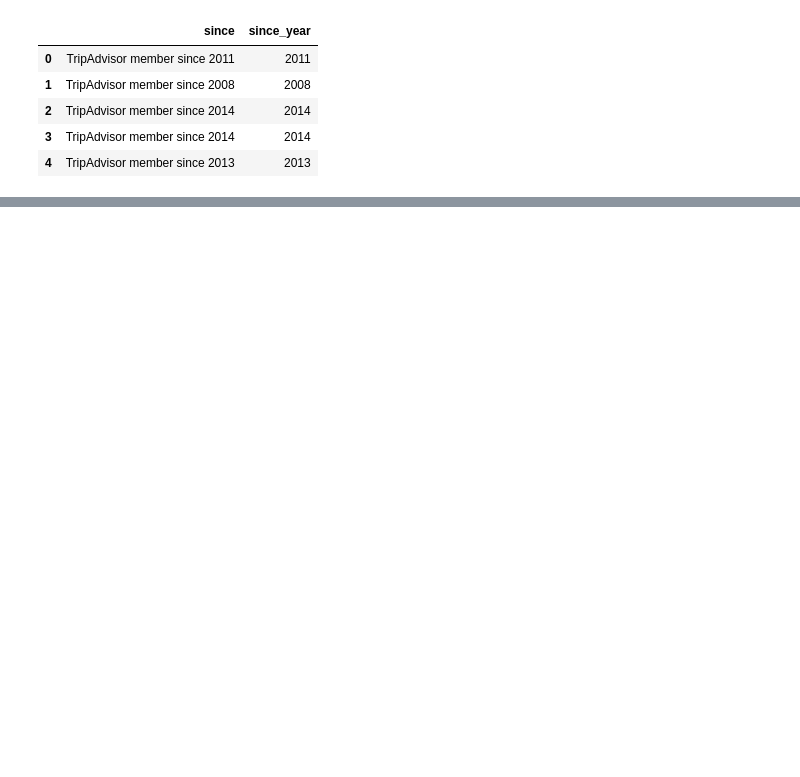
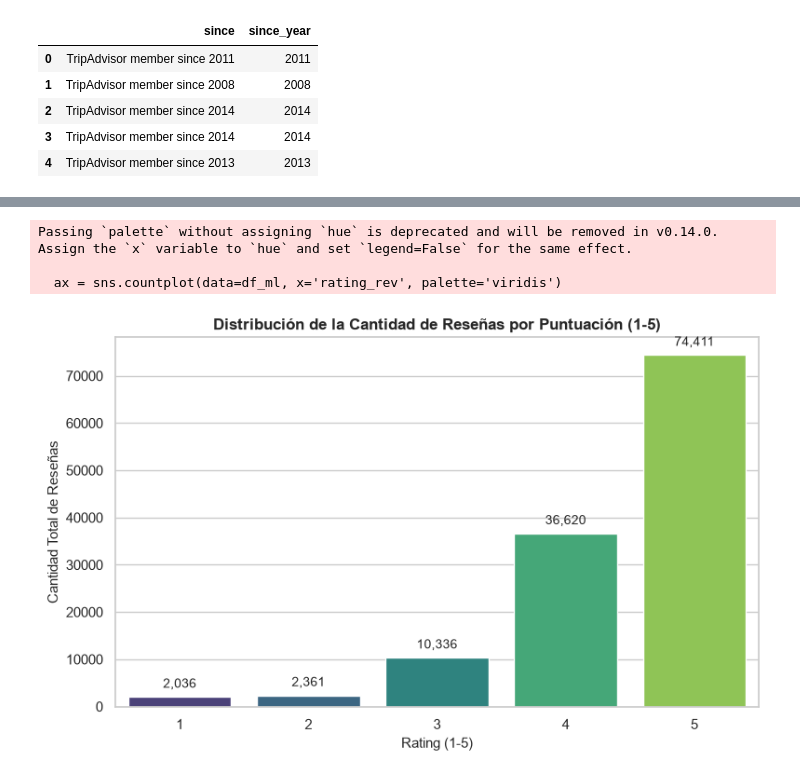
Before and after one commit to LosPValor/AyudanteDeViaje, a Jupyter notebook: CDT_octubre26b.ipynb, the cells around one changed output, grey strips where cells are left out. Saved outputs shown, nothing was run; the diff lists cells and outputs as text; code cells hidden in the pictures; blank space fills up the shorter version.

```diff
--- a/CDT_octubre26b.ipynb
+++ b/CDT_octubre26b.ipynb
@@ -246,0 +246,10 @@ variable_target = 'rating_rev'
+# %%
+# Unir df_reviews (base) con df_att (datos a añadir) usando 'id_atr'
+df_merged = pd.merge(df_reviews, df_att, on='id_atr', how='left')
+
+# Comprobar el tamaño del nuevo DataFrame combinado y sus columnas
+print(f"Dimensiones del dataset final: {df_merged.shape}")
+print("Columnas disponibles:", df_merged.columns.tolist())
+
+# Visualizar el resultado
+display(df_merged.head(5))
@@ -246,0 +306,32 @@ variable_target = 'rating_rev'
+# %%
+import matplotlib.pyplot as plt
+import seaborn as sns
+
+# Configurar el tamaño y estilo del gráfico
+plt.figure(figsize=(8, 5))
+sns.set_theme(style="whitegrid")
+
+# Crear el gráfico de barras contando las frecuencias de cada rating
+ax = sns.countplot(data=df_ml, x='rating_rev', palette='viridis')
+
+# Añadir etiquetas y título
+plt.title('Distribución de la Cantidad de Reseñas por Puntuación (1-5)', fontweight='bold', fontsize=12)
+plt.xlabel('Rating (1-5)', fontsize=11)
+plt.ylabel('Cantidad Total de Reseñas', fontsize=11)
+
+# Añadir el número exacto sobre cada barra para ver la diferencia real
+for p in ax.patches:
+    altura = p.get_height()
+    ax.annotate(f'{int(altura):,}',
+                (p.get_x() + p.get_width() / 2., altura),
+                ha='center', va='bottom',
+                fontsize=10, xytext=(0, 5),
+                textcoords='offset points')
+
+plt.tight_layout()
+plt.show()
+# %% [output]
+Passing `palette` without assigning `hue` is deprecated and will be removed in v0.14.0. Assign the `x` variable to `hue` and set `legend=False` for the same effect.
+
+  ax = sns.countplot(data=df_ml, x='rating_rev', palette='viridis')
+[figure, added]
```
Also changed, not shown: parts of 44 cells of this notebook, 4 other files.
